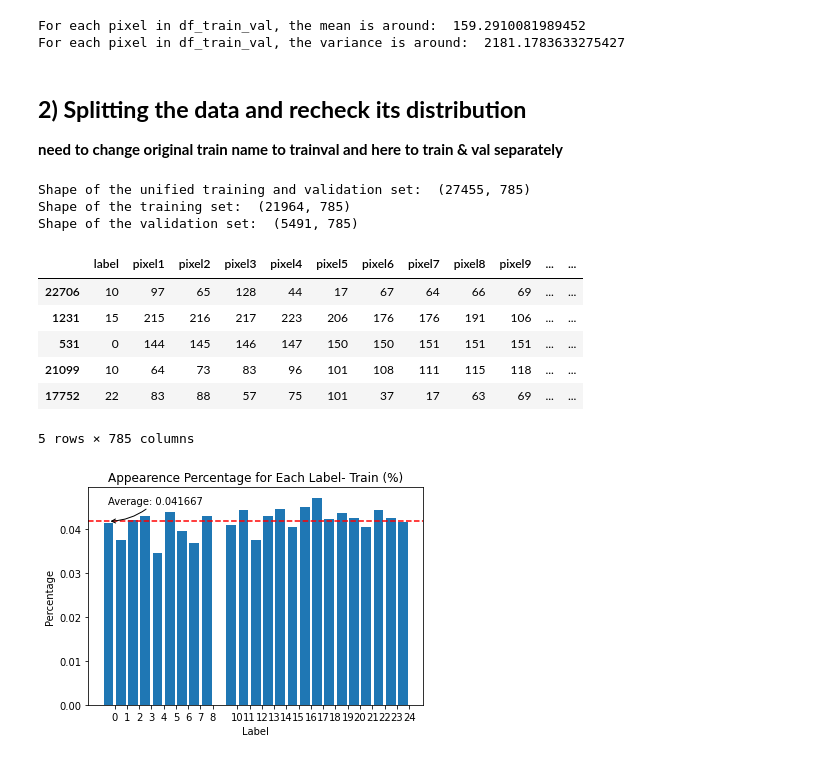
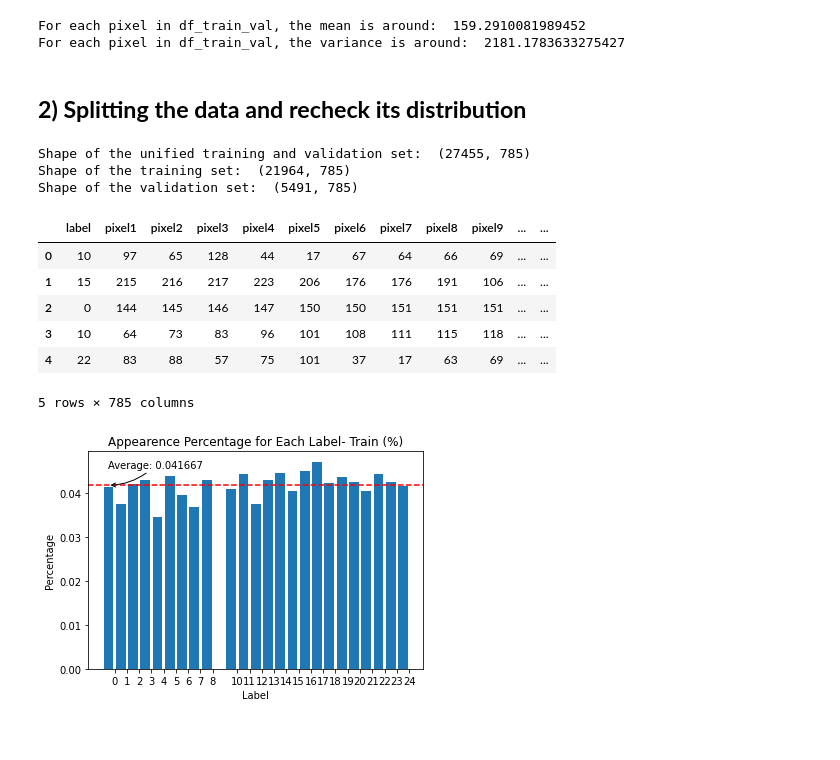
Before and after one commit to RonBartov/american-sign-language-image-classification, a Jupyter notebook: Copy_of_Deep_Learning_Final_Project_ASL_Classification.ipynb, the cells around one changed output. Saved outputs shown, nothing was run; the diff lists cells and outputs as text; code cells hidden in the pictures.

```diff
--- a/Copy_of_Deep_Learning_Final_Project_ASL_Classification.ipynb
+++ b/Copy_of_Deep_Learning_Final_Project_ASL_Classification.ipynb
@@ -270,28 +288,30 @@ For each pixel in df_train_val, the mean is around:  159.2910081989452
 For each pixel in df_train_val, the variance is around:  2181.1783633275427
 # %% [markdown]
 ## **2) Splitting the data and recheck its distribution**
-
-**need to change original train name to trainval and here to train & val separately**
 # %%
 # Split the training data into train and validation sets
 val_train_factor = 0.2 # df_val_size = val_train_factor*df_train_size
 df_train, df_val = train_test_split(df_train_val, test_size=val_train_factor, random_state=42)
+
+# reset indexes
+df_train.reset_index(drop=True, inplace=True)
+df_val.reset_index(drop=True, inplace=True)
 
 print('Shape of the unified training and validation set: ', df_train_val.shape)
 print('Shape of the training set: ', df_train.shape)
 print('Shape of the validation set: ', df_val.shape)
 
 df_train.head()
 # %% [output]
 Shape of the unified training and validation set:  (27455, 785)
 Shape of the training set:  (21964, 785)
 Shape of the validation set:  (5491, 785)
 |  | label | pixel1 | pixel2 | pixel3 | pixel4 | pixel5 | pixel6 | pixel7 | pixel8 | pixel9 | ... | ... |
-| 22706 | 10 | 97 | 65 | 128 | 44 | 17 | 67 | 64 | 66 | 69 | ... | ... |
-| 1231 | 15 | 215 | 216 | 217 | 223 | 206 | 176 | 176 | 191 | 106 | ... | ... |
-| 531 | 0 | 144 | 145 | 146 | 147 | 150 | 150 | 151 | 151 | 151 | ... | ... |
-| 21099 | 10 | 64 | 73 | 83 | 96 | 101 | 108 | 111 | 115 | 118 | ... | ... |
-| 17752 | 22 | 83 | 88 | 57 | 75 | 101 | 37 | 17 | 63 | 69 | ... | ... |
+| 0 | 10 | 97 | 65 | 128 | 44 | 17 | 67 | 64 | 66 | 69 | ... | ... |
+| 1 | 15 | 215 | 216 | 217 | 223 | 206 | 176 | 176 | 191 | 106 | ... | ... |
+| 2 | 0 | 144 | 145 | 146 | 147 | 150 | 150 | 151 | 151 | 151 | ... | ... |
+| 3 | 10 | 64 | 73 | 83 | 96 | 101 | 108 | 111 | 115 | 118 | ... | ... |
+| 4 | 22 | 83 | 88 | 57 | 75 | 101 | 37 | 17 | 63 | 69 | ... | ... |
 5 rows × 785 columns
 # %%
 # calculate the appearence percentage for each label in the training set
```
Also changed, not shown: parts of 5 cells of this notebook.
